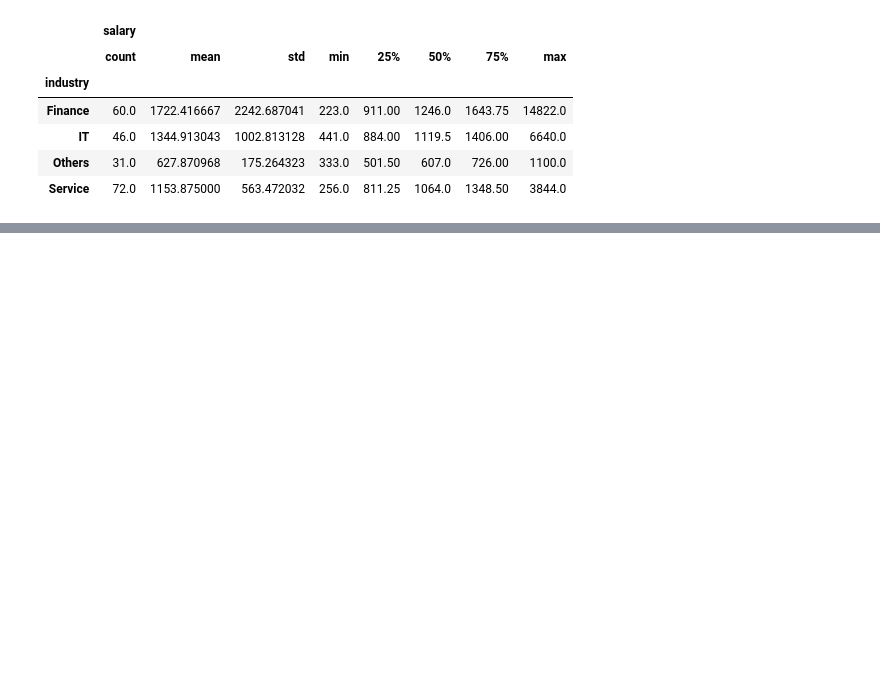
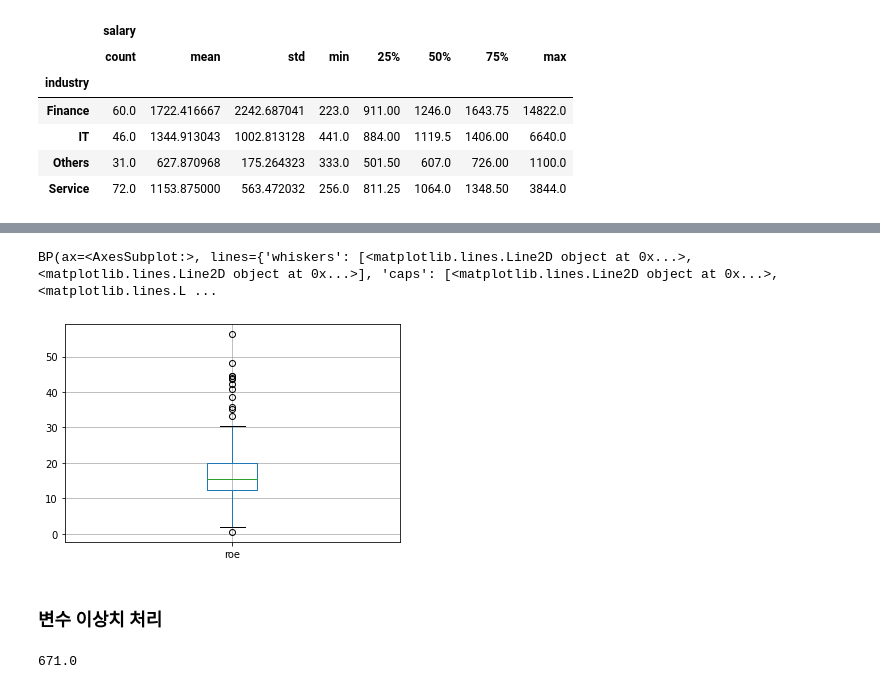
Before and after one commit to 2hongbi/kaggle-python, a Jupyter notebook: src/bigboongi/learn_univariate.ipynb, the cells around one changed output, grey strips where cells are left out. Cells and saved outputs as stored; diff of their text form; code cells hidden in the pictures; blank space fills up the shorter version.

```diff
--- a/src/bigboongi/learn_univariate.ipynb
+++ b/src/bigboongi/learn_univariate.ipynb
@@ -158,0 +171,14 @@ data.groupby('industry')[['salary']].describe()
+# %%
+data.boxplot(column='roe', return_type='both')
+# %% [output]
+BP(ax=<AxesSubplot:>, lines={'whiskers': [<matplotlib.lines.Line2D object at 0x...>, <matplotlib.lines.Line2D object at 0x...>], 'caps': [<matplotlib.lines.Line2D object at 0x...>, <matplotlib.lines.L ...
+[figure, added]
+# %% [markdown]
+### 변수 이상치 처리
+# %%
+Q1_salary = data['salary'].quantile(q=0.25)
+Q3_salary = data['salary'].quantile(q=0.75)
+IQR_salary = Q3_salary - Q1_salary
+IQR_salary
+# %% [output]
+671.0
```
Also changed, not shown: parts of 10 cells of this notebook.
